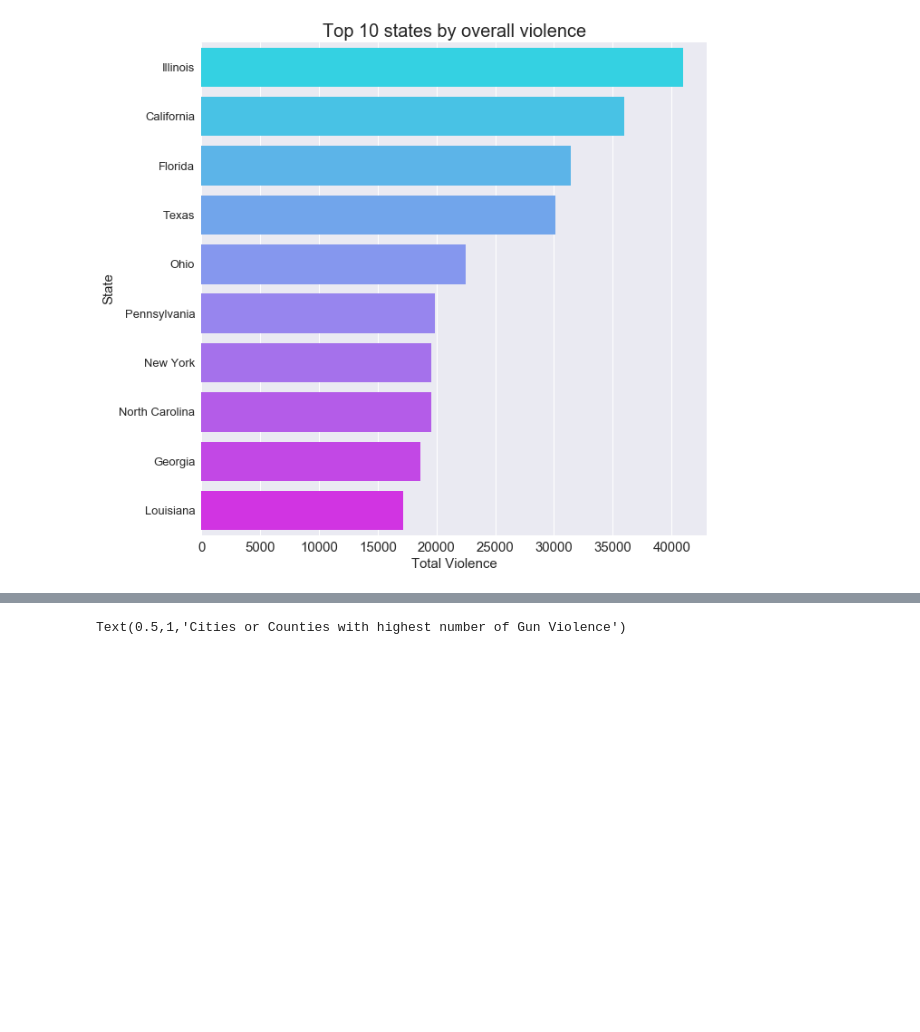
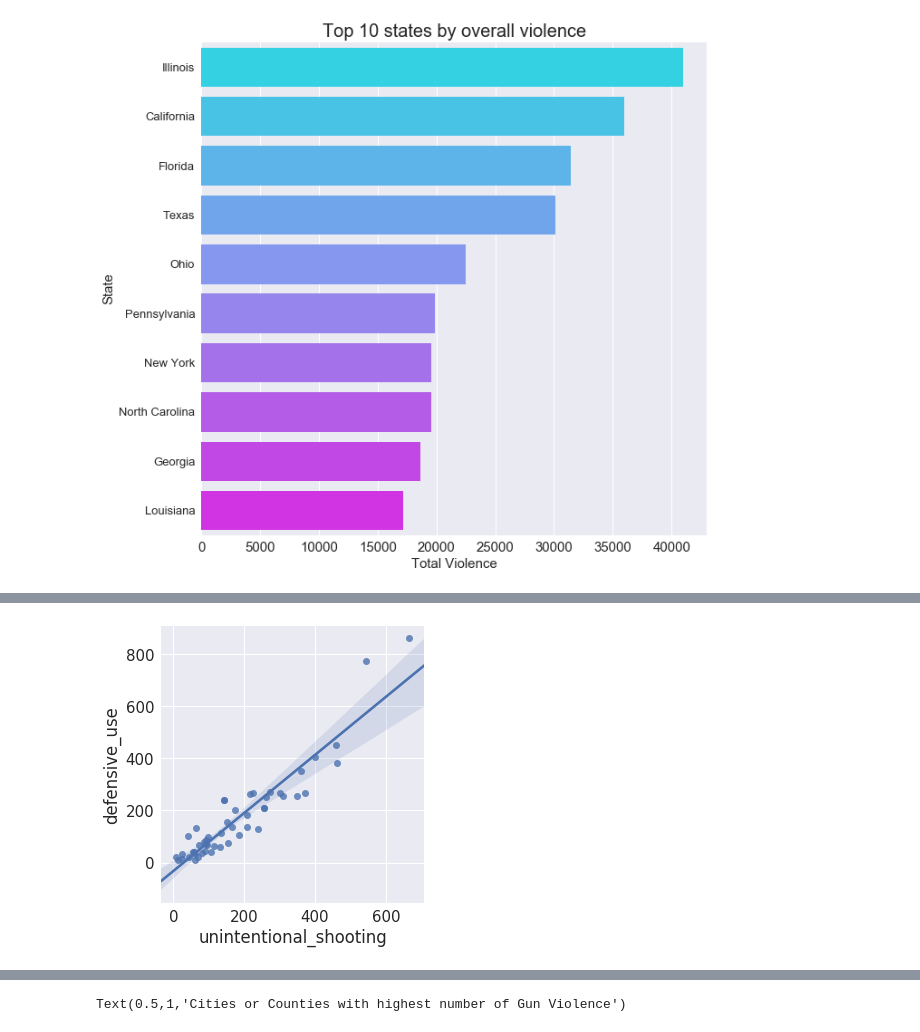
Before and after one commit to beka10/DS320FinalProject, a Jupyter notebook: projectfinal.ipynb, the cells around one changed output, grey strips where cells are left out. Cells and saved outputs as stored; diff of their text form; code cells hidden in the pictures; blank space fills up the shorter version.

```diff
--- a/projectfinal.ipynb
+++ b/projectfinal.ipynb
@@ -397,0 +345,9 @@ plt.show();
+# %%
+#this plot shows the relationship between defensive use and unintentional shooting
+#there is positive relationship so as the number as defensie use increase
+#unintentional shooting will increase. This indicate that defensive use is one of
+#the resons for unintentional shooting
+sns.lmplot(x="unintentional_shooting", y="defensive_use", data=gunv)
+plt.show()
+# %% [output]
+[figure, added]
```
Also changed, not shown: parts of 27 cells of this notebook, 1 other file.
